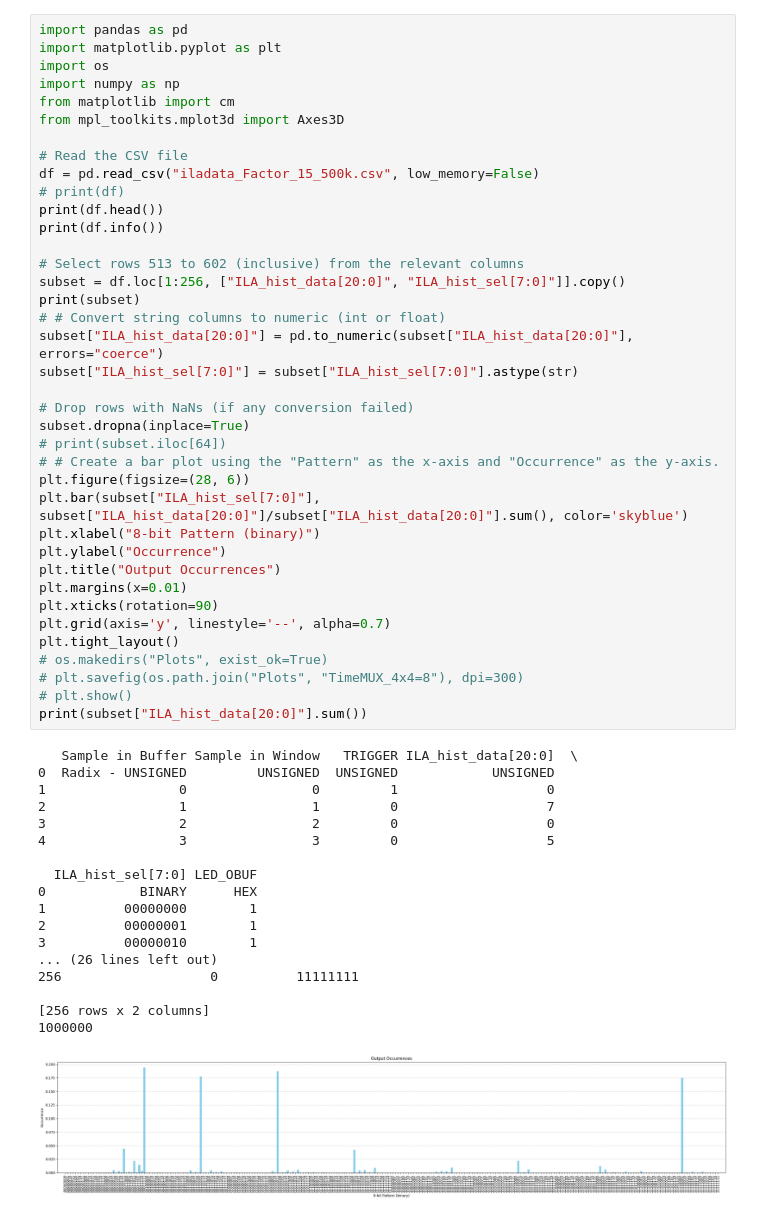
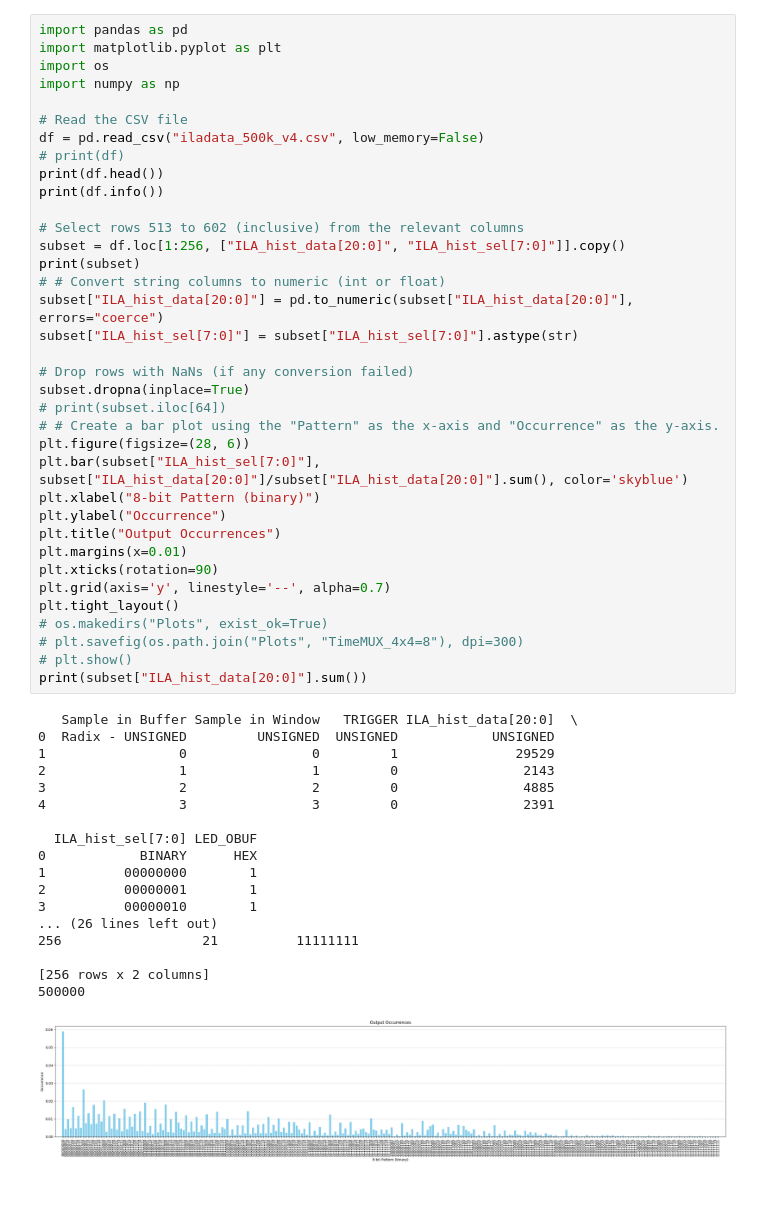
Before and after one commit to ThomasSChristiansen/ProbabilisticComputing, a Jupyter notebook: Integer Factorization/4bit_IntFac/4bit_IntFac_FPGA.ipynb, the cells around one changed output. Drawn from its saved outputs; the diff is of its cells as text.

```diff
--- a/Integer Factorization/4bit_IntFac/4bit_IntFac_FPGA.ipynb
+++ b/Integer Factorization/4bit_IntFac/4bit_IntFac_FPGA.ipynb
@@ -3,11 +3,9 @@ import pandas as pd
 import matplotlib.pyplot as plt
 import os
 import numpy as np
-from matplotlib import cm
-from mpl_toolkits.mplot3d import Axes3D
 
 # Read the CSV file
-df = pd.read_csv("iladata_Factor_15_500k.csv", low_memory=False)
+df = pd.read_csv("iladata_500k_v4.csv", low_memory=False)
 # print(df)
 print(df.head())
 print(df.info())
@@ -21,37 +19,37 @@ subset["ILA_hist_sel[7:0]"] = subset["ILA_hist_sel[7:0]"].astype(str)
 
 # Drop rows with NaNs (if any conversion failed)
 subset.dropna(inplace=True)
 # print(subset.iloc[64])
 # # Create a bar plot using the "Pattern" as the x-axis and "Occurrence" as the y-axis.
 plt.figure(figsize=(28, 6))
 plt.bar(subset["ILA_hist_sel[7:0]"], subset["ILA_hist_data[20:0]"]/subset["ILA_hist_data[20:0]"].sum(), color='skyblue')
 plt.xlabel("8-bit Pattern (binary)")
 plt.ylabel("Occurrence")
 plt.title("Output Occurrences")
 plt.margins(x=0.01)
 plt.xticks(rotation=90)
 plt.grid(axis='y', linestyle='--', alpha=0.7)
 plt.tight_layout()
 # os.makedirs("Plots", exist_ok=True)
 # plt.savefig(os.path.join("Plots", "TimeMUX_4x4=8"), dpi=300)
 # plt.show()
 print(subset["ILA_hist_data[20:0]"].sum())
 # %% [output]
    Sample in Buffer Sample in Window   TRIGGER ILA_hist_data[20:0]  \
 0  Radix - UNSIGNED         UNSIGNED  UNSIGNED            UNSIGNED
-1                 0                0         1                   0
-2                 1                1         0                   7
-3                 2                2         0                   0
-4                 3                3         0                   5
+1                 0                0         1               29529
+2                 1                1         0                2143
+3                 2                2         0                4885
+4                 3                3         0                2391
 
   ILA_hist_sel[7:0] LED_OBUF
 0            BINARY      HEX
 1          00000000        1
 2          00000001        1
 3          00000010        1
 ... (26 lines left out)
-256                   0          11111111
+256                  21          11111111
 
 [256 rows x 2 columns]
-1000000
+500000
-[figure, old version]
+[figure, new version]
```
Also changed, not shown: parts of 4 cells of this notebook, 23 other files.
